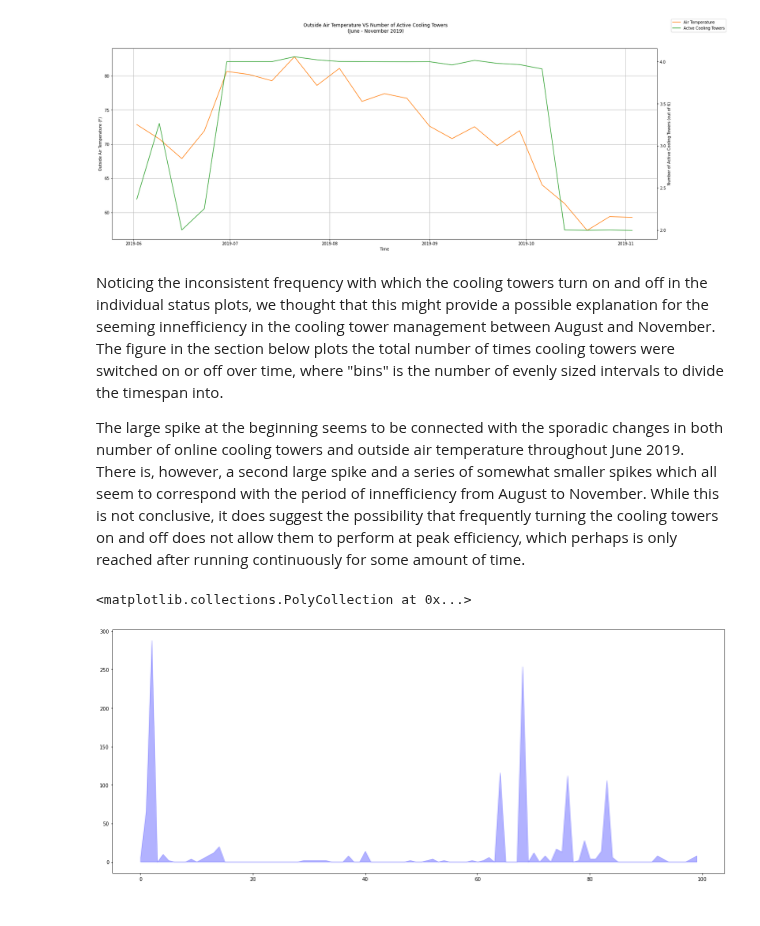
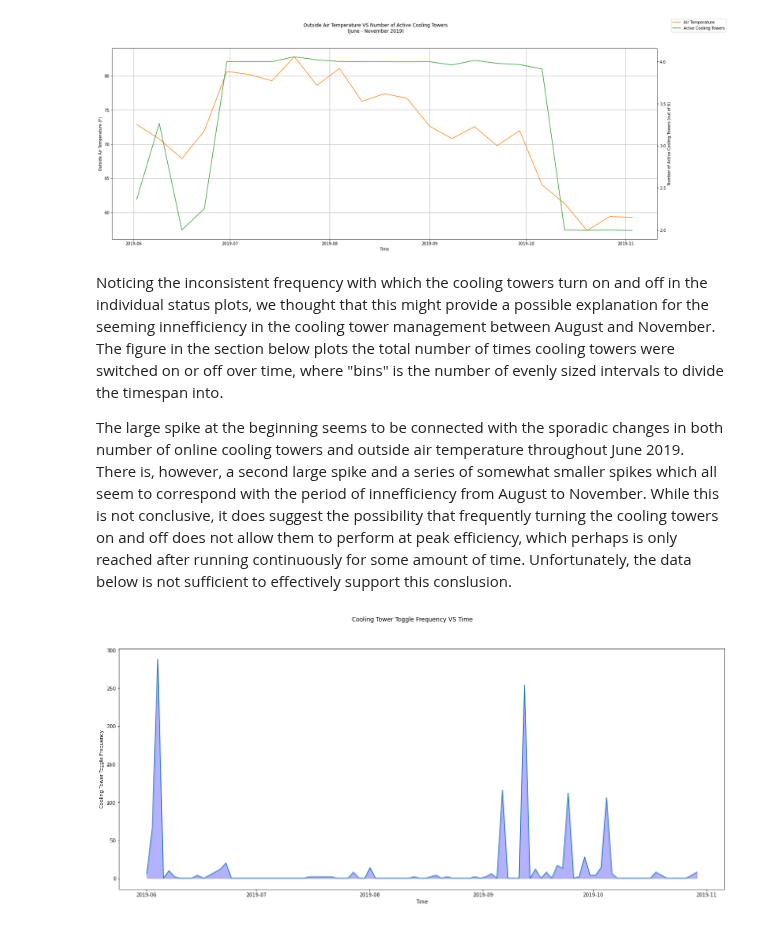
Before and after one commit to yairg98/Data-Driven-Problem-Solving, a Jupyter notebook: Assignments/Final Project/FinalProjectNotebook.ipynb, the cells around one changed output. Saved outputs shown, nothing was run; the diff lists cells and outputs as text; code cells hidden in the pictures.

```diff
--- a/Assignments/Final Project/FinalProjectNotebook.ipynb
+++ b/Assignments/Final Project/FinalProjectNotebook.ipynb
@@ -478,24 +478,36 @@ plt.show()
 # %% [markdown]
 Noticing the inconsistent frequency with which the cooling towers turn on and off in the individual status plots, we thought that this might provide a possible explanation for the seeming innefficiency in the cooling tower management between August and November. The figure in the section below plots the total number of times cooling towers were switched on or off over time, where "bins" is the number of evenly sized intervals to divide the timespan into.
 
-The large spike at the beginning seems to be connected with the sporadic changes in both number of online cooling towers and outside air temperature throughout June 2019. There is, however, a second large spike and a series of somewhat smaller spikes which all seem to correspond with the period of innefficiency from August to November. While this is not conclusive, it does suggest the possibility that frequently turning the cooling towers on and off does not allow them to perform at peak efficiency, which perhaps is only reached after running continuously for some amount of time.
+The large spike at the beginning seems to be connected with the sporadic changes in both number of online cooling towers and outside air temperature throughout June 2019. There is, however, a second large spike and a series of somewhat smaller spikes which all seem to correspond with the period of innefficiency from August to November. While this is not conclusive, it does suggest the possibility that frequently turning the cooling towers on and off does not allow them to perform at peak efficiency, which perhaps is only reached after running continuously for some amount of time. Unfortunately, the data below is not sufficient to effectively support this conslusion.
 # %%
 import numpy as np
+import matplotlib.dates as mdates
 
+# Select number of bins
 bins = 100
 
+# Create dataframe of all points at which each CT status changed
 status_changes = sensor_data[ct_status_ids].diff().abs()
+
+# Calculate number of rows per bin
 n = len(status_changes) // bins
 
+# Count total status changes for each bin
 bin_count = []
 for bin in range(bins):
     start = bin*n
     end = (bin+1)*n
     bin_count.append(status_changes.iloc[start:end].sum().sum())
 
+# Plot
 fig, ax = plt.subplots(figsize=(22,9))
-x = list(range(bins))
+x = [sensor_data['timestamp'][i*n] for i in range(bins)]
 ax.fill_between(x, bin_count, color='b', alpha=.3)
+sns.lineplot(x=x, y=bin_count, ax=ax)
+ax.set_xlabel('Time')
+ax.set_ylabel('Cooling Tower Toggle Frequency')
+fig.suptitle('Cooling Tower Toggle Frequency VS Time')
+
+plt.show()
 # %% [output]
-<matplotlib.collections.PolyCollection at 0x...>
-[figure, old version]
+[figure, new version]
```
